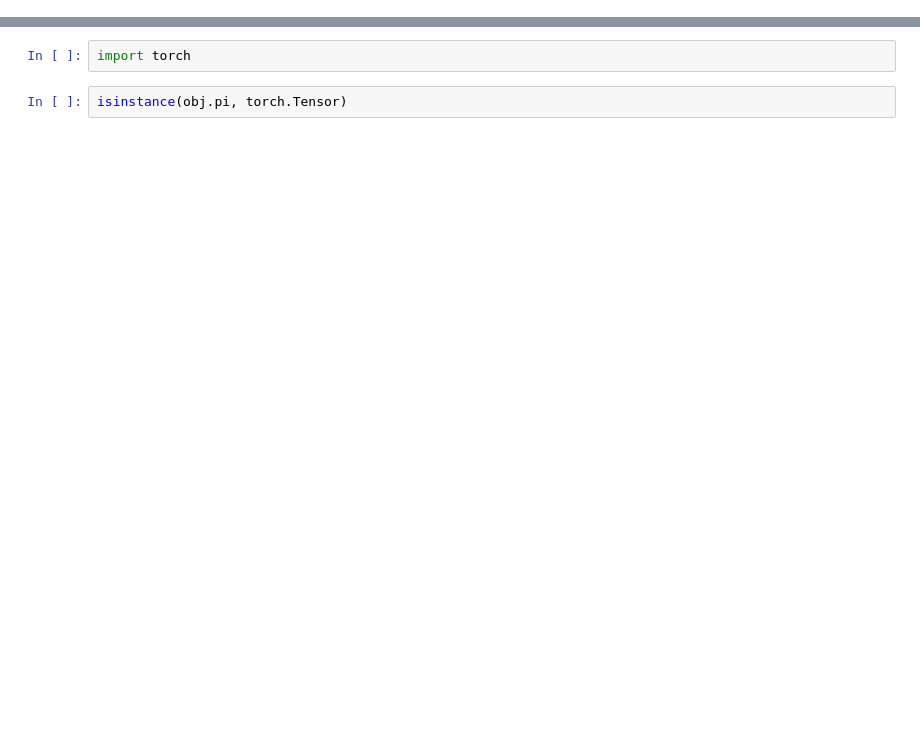
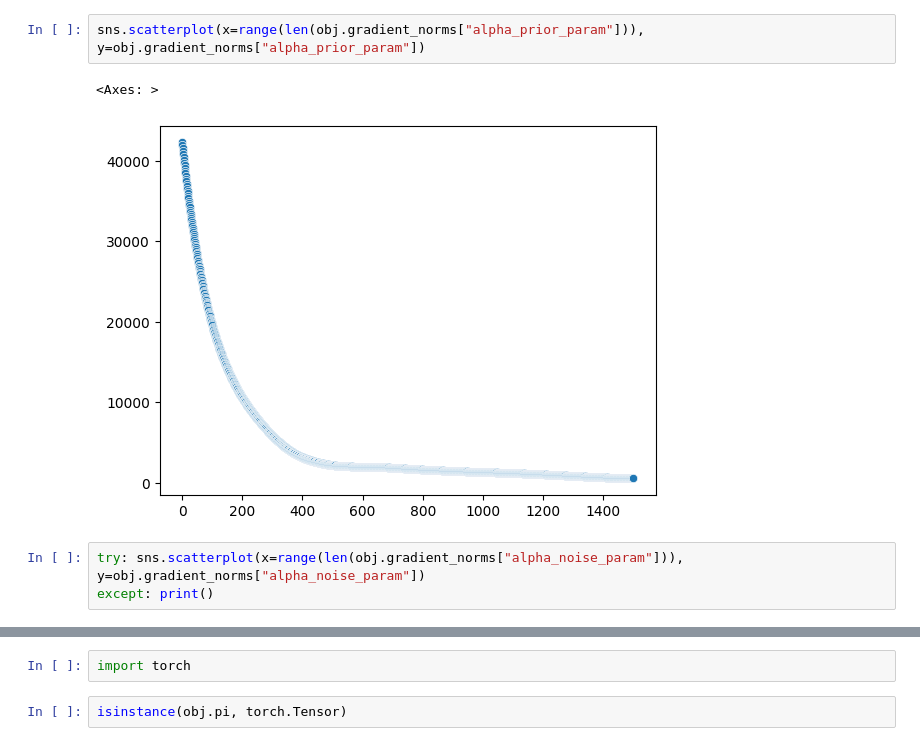
Before and after one commit to caravagnalab/pybascule, a Jupyter notebook: test.ipynb, the cells around one changed output, grey strips where cells are left out. Drawn from its saved outputs; the diff is of its cells as text; blank space fills up the shorter version.

```diff
--- a/test.ipynb
+++ b/test.ipynb
@@ -71,0 +85,8 @@ obj.pi
+# %%
+sns.scatterplot(x=range(len(obj.gradient_norms["alpha_prior_param"])), y=obj.gradient_norms["alpha_prior_param"])
+# %% [output]
+<Axes: >
+[figure, added]
+# %%
+try: sns.scatterplot(x=range(len(obj.gradient_norms["alpha_noise_param"])), y=obj.gradient_norms["alpha_noise_param"])
+except: print()
```
Also changed, not shown: parts of 31 cells of this notebook, 1 other file.
